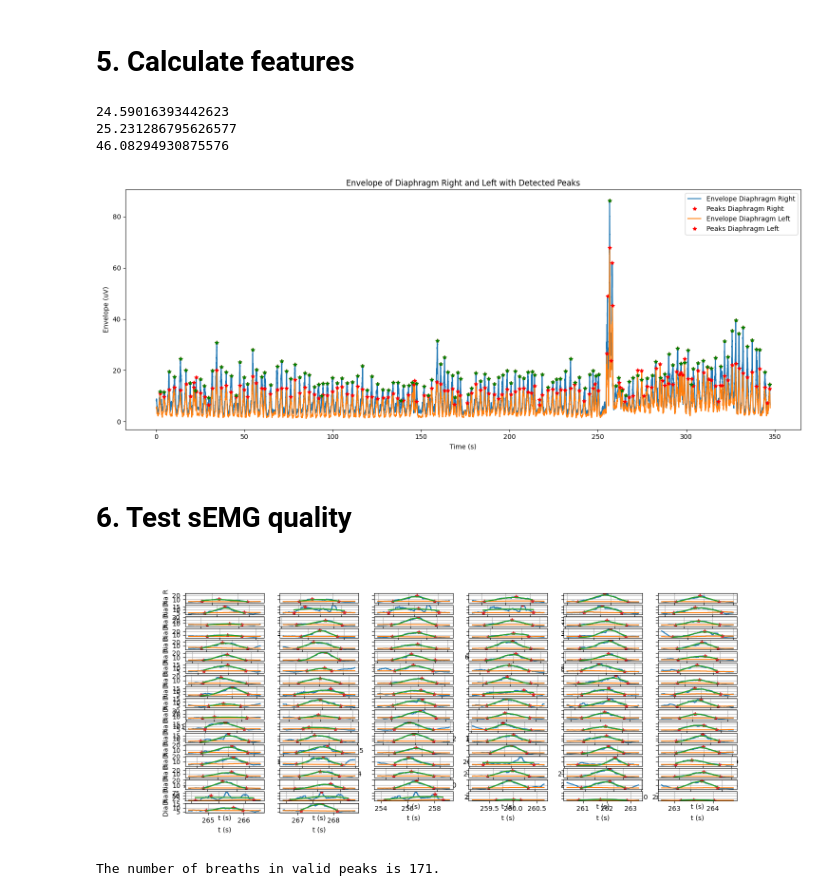
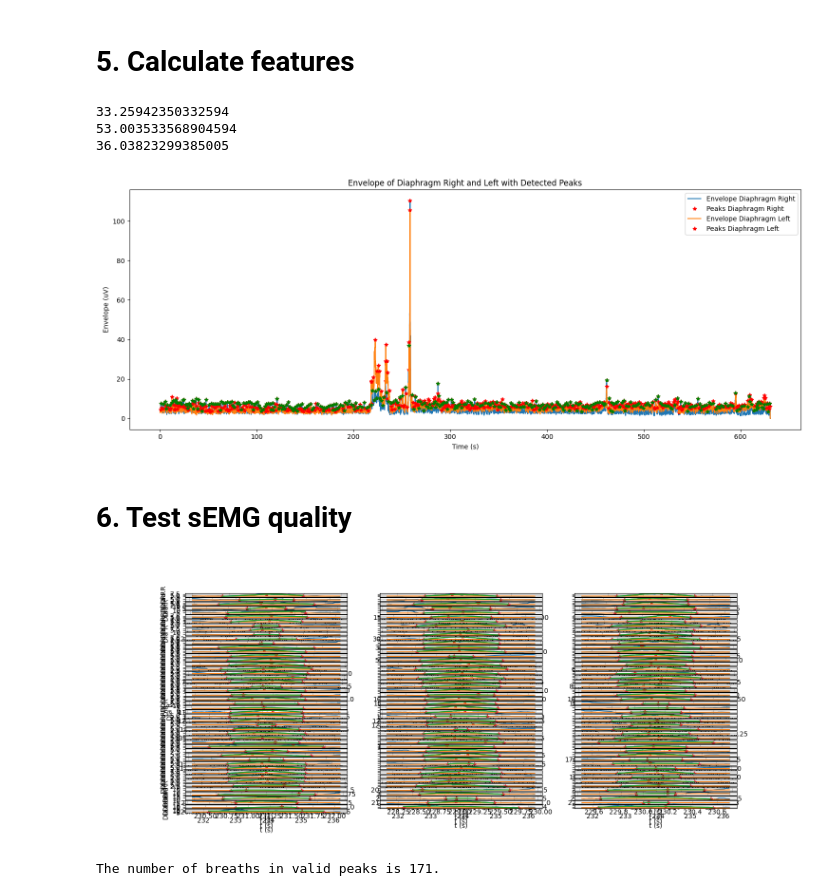
Before and after one commit to rspwarnaarUT/ReSurfEMG, a Jupyter notebook: notebooks/researcher_interface/Wytze_emg_pipeline.ipynb, the cells around one changed output. Saved outputs shown, nothing was run; the diff lists cells and outputs as text; code cells hidden in the pictures.

```diff
--- a/notebooks/researcher_interface/Wytze_emg_pipeline.ipynb
+++ b/notebooks/researcher_interface/Wytze_emg_pipeline.ipynb
@@ -25,7 +25,7 @@ VentilatorDataGroup, EmgDataGroup)
 # %%
 config = Config()
 
-base_path = config.get_directory('zwolle_data')
+base_path = config.get_directory('root_data')
 folder_levels = None
 
 emg_files = file_discovery.find_files(
@@ -210,0 +349,5 @@ OSError: Cannot save file into a non-existent directory: 'P:\TNW\CRPH\Projects\2
+# %%
+# Delete all entries from both AUC_opname_dict and AUC_ontslag_dict where the 3rd and 4th character of the key match patient_id
+patient_ids = ['05', '06', '08', '22','27','31','43']  # remove patients with id '05', '06', and '13'
+AUC_opname_dict = {k: v for k, v in AUC_opname_dict.items() if k[2:4] not in patient_ids}
+AUC_ontslag_dict = {k: v for k, v in AUC_ontslag_dict.items() if k[2:4] not in patient_ids}
@@ -210,0 +401,4 @@ OSError: Cannot save file into a non-existent directory: 'P:\TNW\CRPH\Projects\2
+# %%
+# Generate an array that lists all patients in AUC_opname_dict
+patients = list(AUC_opname_dict.keys())
+print(patients)
@@ -210,0 +524,30 @@ OSError: Cannot save file into a non-existent directory: 'P:\TNW\CRPH\Projects\2
+# %%
+import pandas as pd
+
+# Create a summary table with the number of observations per patient for opname and ontslag
+
+
+# Extract patient IDs from the keys (first 4 or 6 characters, depending on your convention)
+def get_patient_id(key):
+    # Use 4 characters for patient number, e.g., '0004', '0051'
+    return key[:4]
+
+# Prepare data for the table
+summary_data = []
+all_patient_ids = set([get_patient_id(k) for k in AUC_opname_dict.keys()] + [get_patient_id(k) for k in AUC_ontslag_dict.keys()])
+
+for pid in sorted(all_patient_ids):
+    opname_count = 0
+    ontslag_count = 0
+    # Find opname and ontslag keys for this patient
+    opname_keys = [k for k in AUC_opname_dict if get_patient_id(k) == pid]
+    ontslag_keys = [k for k in AUC_ontslag_dict if get_patient_id(k) == pid]
+    if opname_keys:
+        opname_count = sum(len(AUC_opname_dict[k]) for k in opname_keys)
+    if ontslag_keys:
+        ontslag_count = sum(len(AUC_ontslag_dict[k]) for k in ontslag_keys)
+    summary_data.append({'Patient': pid, 'Opname_n': opname_count, 'Ontslag_n': ontslag_count})
+
+# Create DataFrame
+obs_table = pd.DataFrame(summary_data)
+print(obs_table)
@@ -394,9 +824,9 @@ print(rr_di_r)
 print(rr_di_l)
 print(rr_intercost)
 # %% [output]
-24.59016393442623
-25.231286795626577
-46.08294930875576
+33.25942350332594
+53.003533568904594
+36.03823299385005
 # %%
 # Get the indices of all detected breaths
 breath_peak_idxs_di_r = emg_di_r.peaks['breaths'].peak_df['peak_idx'].to_numpy()
@@ -431,7 +861,7 @@ plt.plot(emg_di_r.t_data[valid_peaks_r], emg_di_r.y_env[valid_peaks_r], 'g*', la
 
 plt.show()
 # %% [output]
-[figure, old version]
+[figure, new version]
 # %%
 # Calculate the area under the curve (AUC) for all detected breaths
 emg_di_r.calculate_time_products(
@@ -469,38 +899,38 @@ valid_peaks_df_intercost = intercost.peaks['breaths'].peak_df[intercost.peaks['b
 n_peaks = len(valid_peaks_df_di_r['start_idx'].to_numpy())
 
 # Define the maximum number of columns
-max_cols = 6
+max_cols = 3
 
 # Calculate the number of rows needed
 n_rows = int(np.ceil(n_peaks / max_cols))
 
 fig, axes = plt.subplots(nrows=n_rows, ncols=max_cols, figsize=(15, 6), sharey='row')
 
 # Flatten the axes array for easy iteration
 axes_flat = axes.flatten()
 
 # Ensure axes_emg is always a list of axes
 axes_emg = axes_flat[:n_peaks]
 
 colors = ['tab:cyan', 'tab:orange', 'tab:red']
 emg_di_r.plot_peaks(axes=axes_emg, peak_set_name='breaths')
 emg_di_r.plot_markers(axes=axes_emg, peak_set_name='breaths')
 emg_di_r.plot_curve_fits(axes=axes_emg, peak_set_name='breaths')
 
 # Set labels for the first column and all axes
 for i, axis in enumerate(axes_emg):
     if i % max_cols == 0:
         axis.set_ylabel(emg_di_r.label)
     axis.set_xlabel('t (s)')
 
 # Hide any unused subplots
 for j in range(n_peaks, len(axes_flat)):
     fig.delaxes(axes_flat[j])
 
 plt.tight_layout()
 plt.show()
 # %% [output]
-[figure, old version]
+[figure, new version]
 # %%
 # data
 total_detected_peaks_di_r = len(emg_di_r.peaks['breaths'].peak_df)
```
Also changed, not shown: parts of 23 cells of this notebook.
